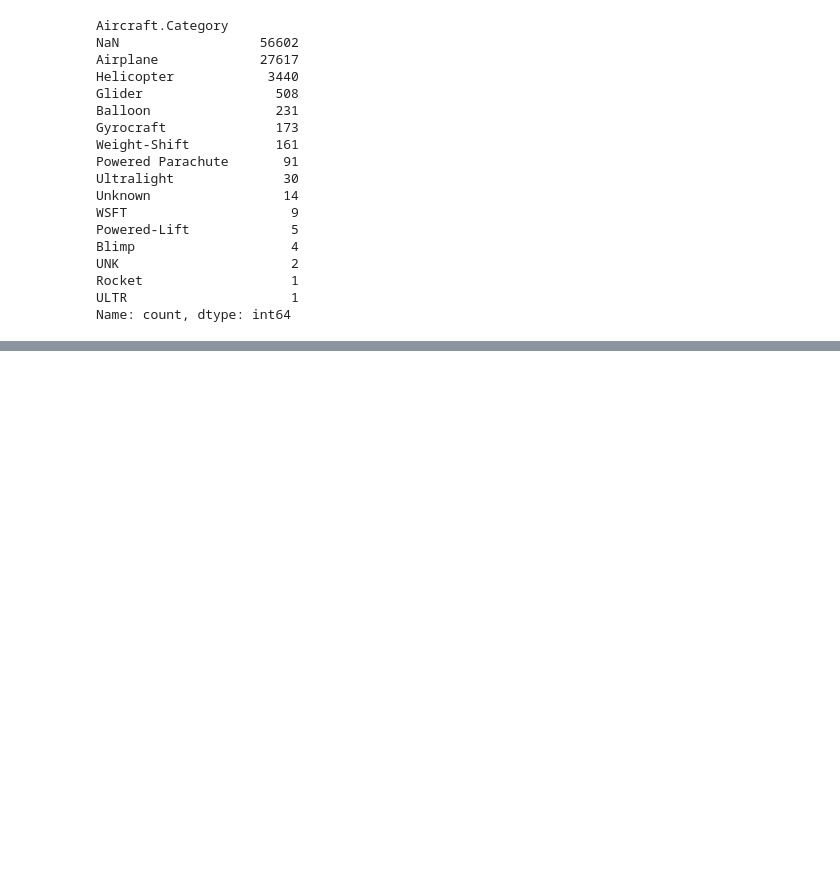
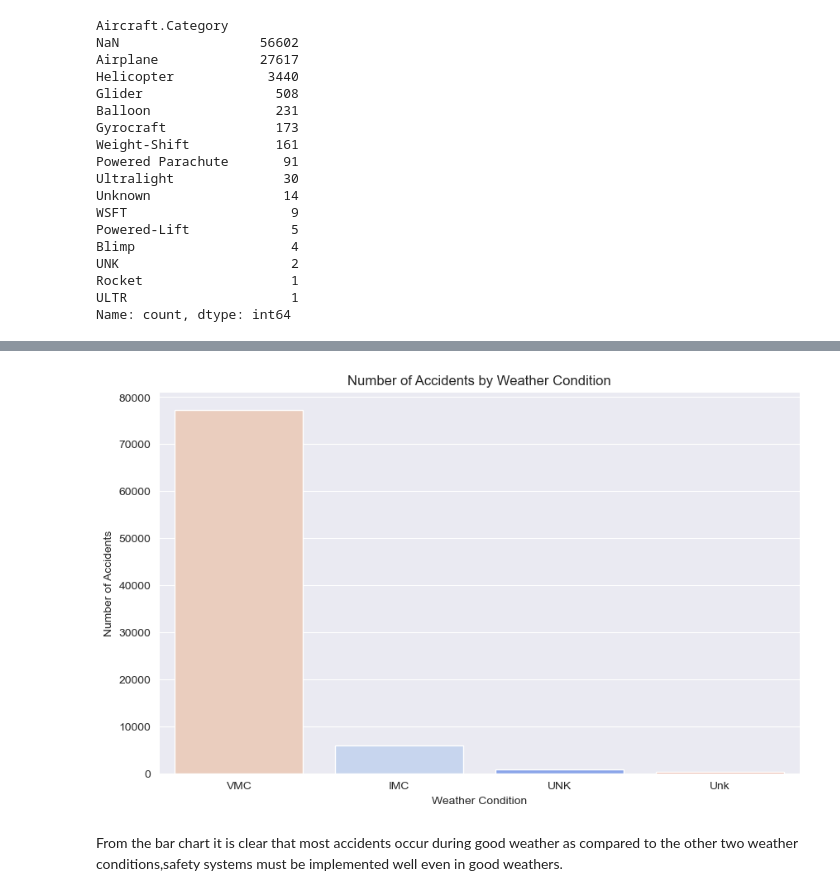
Before and after one commit to MTirop/DSF-PT11-End-of-Phase1-Project, a Jupyter notebook: Project_Phase1.ipynb, the cells around one changed output, grey strips where cells are left out. Drawn from its saved outputs; the diff is of its cells as text; code cells hidden in the pictures; blank space fills up the shorter version.

Commit message:
Data Visualization

```diff
--- a/Project_Phase1.ipynb
+++ b/Project_Phase1.ipynb
@@ -170,0 +221,3 @@ Name: count, dtype: int64
+# %%
+# To create a new list of the important columns into a variable called Important_Columns
+Important_Columns = ['Event.Id','Accident.Number','Event.Date','Location','Injury.Severity','Aircraft.damage','Aircraft.Category','FAR.Description','Purpose.of.flight','Total.Fatal.Injuries','Total.Serious.Injuries','Weather.Condition']
@@ -170,0 +229,4 @@ Name: count, dtype: int64
+# %%
+# Creating a new dataFrame with the important columns for risk analysis with the dataframe variable Risk_df
+Risk_df = df[Important_Columns]
+print(Risk_df)
@@ -170,0 +254,21 @@ Name: count, dtype: int64
+# %%
+plt.figure(figsize=(10,6))
+sns.set_style('darkgrid')
+
+sns.countplot(
+    data=Risk_df,
+    x='Weather.Condition',
+    hue='Weather.Condition',
+    order=Risk_df['Weather.Condition'].value_counts().index,
+    palette='coolwarm',
+    legend=False
+)
+
+plt.title('Number of Accidents by Weather Condition')
+plt.xlabel('Weather Condition')
+plt.ylabel('Number of Accidents')
+plt.show()
+# %% [output]
+[figure, added]
+# %% [markdown]
+From the bar chart it is clear that most accidents occur during good weather as compared to the other two weather conditions,safety systems must be implemented well even in good weathers.
```
Also changed, not shown: parts of 15 cells of this notebook, 1 other file.
